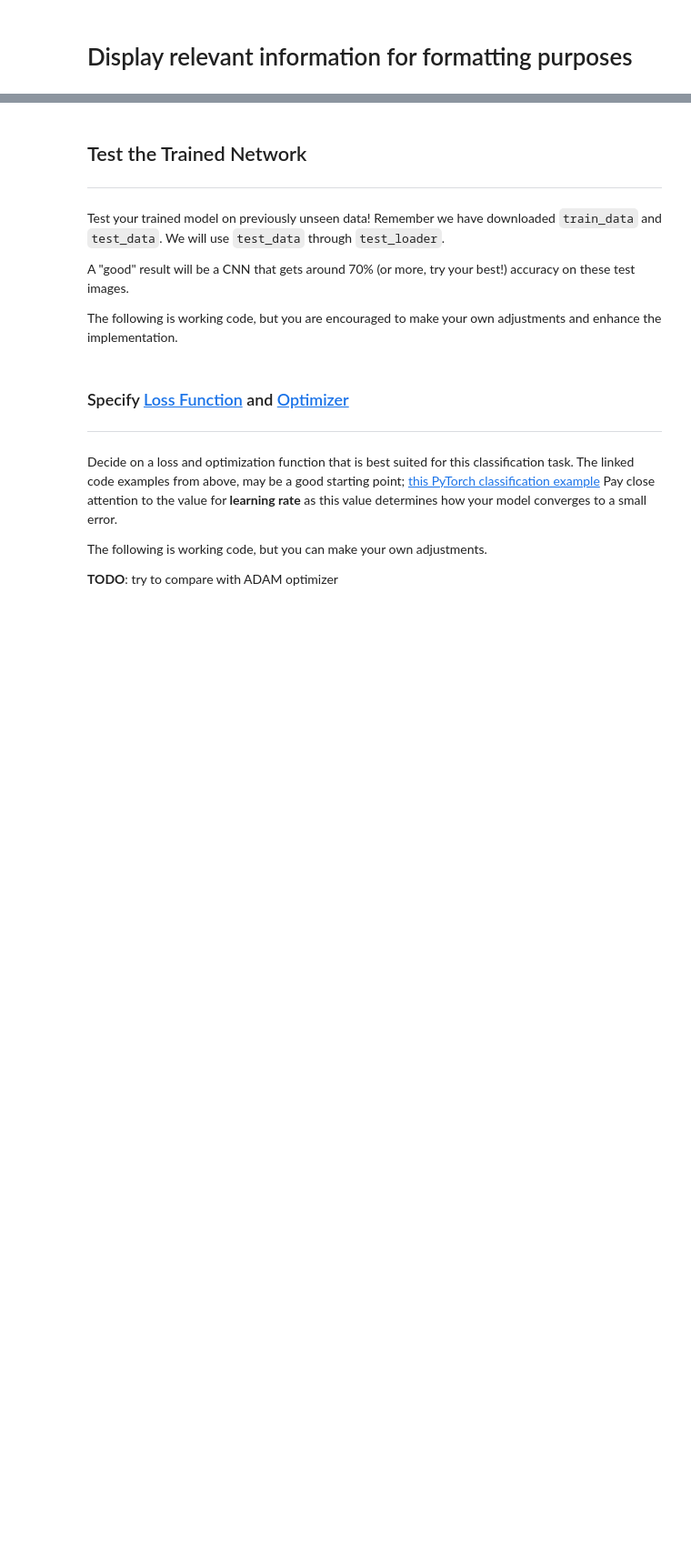
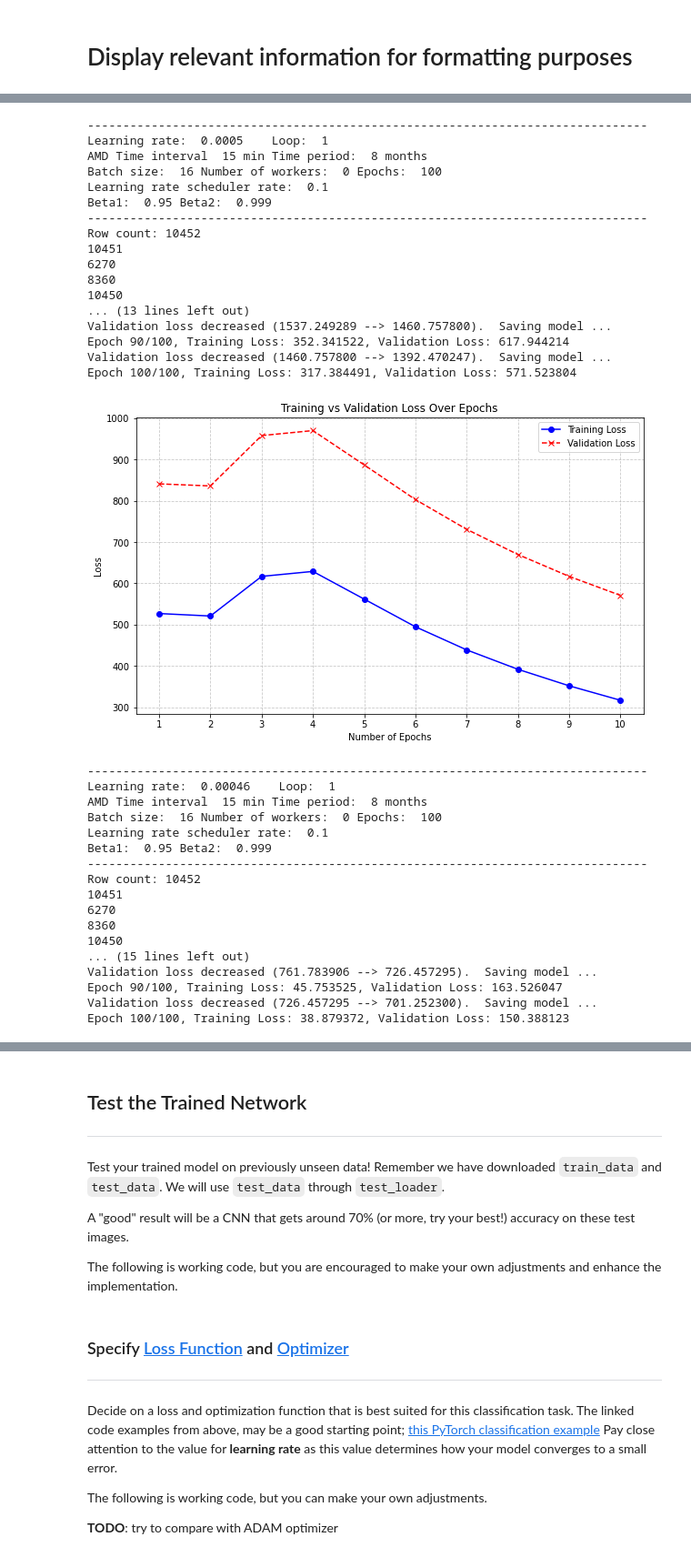
Before and after one commit to compscichris/CSCI611-NNSTOCKS, a Jupyter notebook: RNN.ipynb, the cells around one changed output, grey strips where cells are left out. Shown: that part at 91% size. Saved outputs shown, nothing was run; the diff lists cells and outputs as text; code cells hidden in the pictures; blank space fills up the shorter version.

```diff
--- a/RNN.ipynb
+++ b/RNN.ipynb
@@ -411,0 +556,78 @@ UnboundLocalError: local variable 'loss_valid' referenced before assignment
+# %%
+learning_rate_list = []
+difference_of_lr = best_lr[0][1] - best_lr[1][1]
+number_of_increments = 10
+increment = difference_of_lr / number_of_increments
+
+for i in range(number_of_increments):
+    learning_rate_list.append(best_lr[0][1] - increment * i)
+
+for lr in learning_rate_list:
+    print("\n\n-------------------------------------------------------------------------------")
+    print("Learning rate: ", lr, "   Loop: ", repeated_loops_per_lr)
+    print(stock_name, "Time interval ", stock_interval, "min", "Time period: ", stock_period, 'months')
+    print("Batch size: ", batch_size, "Number of workers: ", num_workers, "Epochs: ", epochs)
+    print("Learning rate scheduler rate: ", lr_scheduler_rate)
+    print("Beta1: ", beta1, "Beta2: ", beta2)
+    print("-------------------------------------------------------------------------------")
+
+
+
+    for i in range(repeated_loops_per_lr):
+        training_loss_array = []
+        validation_loss_array = []
+        rnn1 = RNN_initializer(retrieve=True, name=stock_name, recomp=True, nval=1, ival=[5, "m"], pval=[7,"d"], batch_size=batch_size, num_workers=num_workers, epochs=epochs, learning_rate=lr, lr_scheduler_rate=lr_scheduler_rate, beta1=beta1, beta2=beta2)
+        loss = rnn1.trainAndTest()
+        if best_lr_in_loop > loss:
+            best_lr_in_loop = loss
+
+    if best_lr_in_loop < best_lr[0][0]:
+        best_lr[1] = best_lr[0]
+        best_lr[0] = [best_lr_in_loop, lr]
+    elif best_lr_in_loop < best_lr[1][0]:
+        best_lr[1] = [best_lr_in_loop, lr]
+
+    best_lr_in_loop = np.inf
+
+
+    plot_loss(training_loss_array, validation_loss_array, epochs)
+
+
+print("\n\nBest learning rate: ", best_lr[0][1], "   Loss: ", best_lr[0][0])
+print("Second best learning rate: ", best_lr[1][1], "   Loss: ", best_lr[1][0])
+# %% [output]
+-------------------------------------------------------------------------------
+Learning rate:  0.0005    Loop:  1
+AMD Time interval  15 min Time period:  8 months
+Batch size:  16 Number of workers:  0 Epochs:  100
+Learning rate scheduler rate:  0.1
+Beta1:  0.95 Beta2:  0.999
+-------------------------------------------------------------------------------
+Row count: 10452
+10451
+6270
+8360
+10450
+... (13 lines left out)
+Validation loss decreased (1537.249289 --> 1460.757800).  Saving model ...
+Epoch 90/100, Training Loss: 352.341522, Validation Loss: 617.944214
+Validation loss decreased (1460.757800 --> 1392.470247).  Saving model ...
+Epoch 100/100, Training Loss: 317.384491, Validation Loss: 571.523804
+[figure, added]
+-------------------------------------------------------------------------------
+Learning rate:  0.00046    Loop:  1
+AMD Time interval  15 min Time period:  8 months
+Batch size:  16 Number of workers:  0 Epochs:  100
+Learning rate scheduler rate:  0.1
+Beta1:  0.95 Beta2:  0.999
+-------------------------------------------------------------------------------
+Row count: 10452
+10451
+6270
+8360
+10450
+... (15 lines left out)
+Validation loss decreased (761.783906 --> 726.457295).  Saving model ...
+Epoch 90/100, Training Loss: 45.753525, Validation Loss: 163.526047
+Validation loss decreased (726.457295 --> 701.252300).  Saving model ...
+Epoch 100/100, Training Loss: 38.879372, Validation Loss: 150.388123
```
Also changed, not shown: parts of 18 cells of this notebook, 4 other files.
